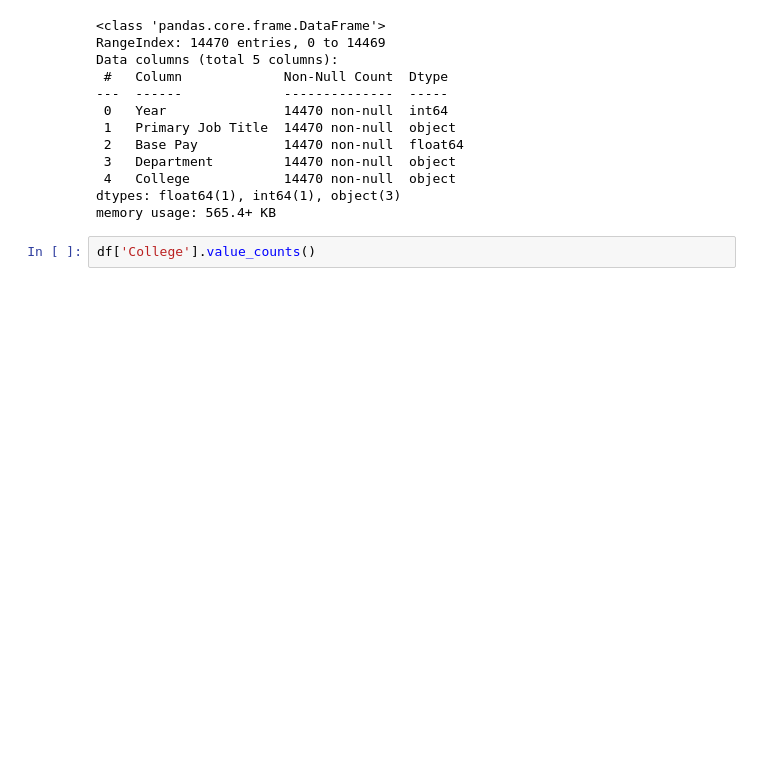
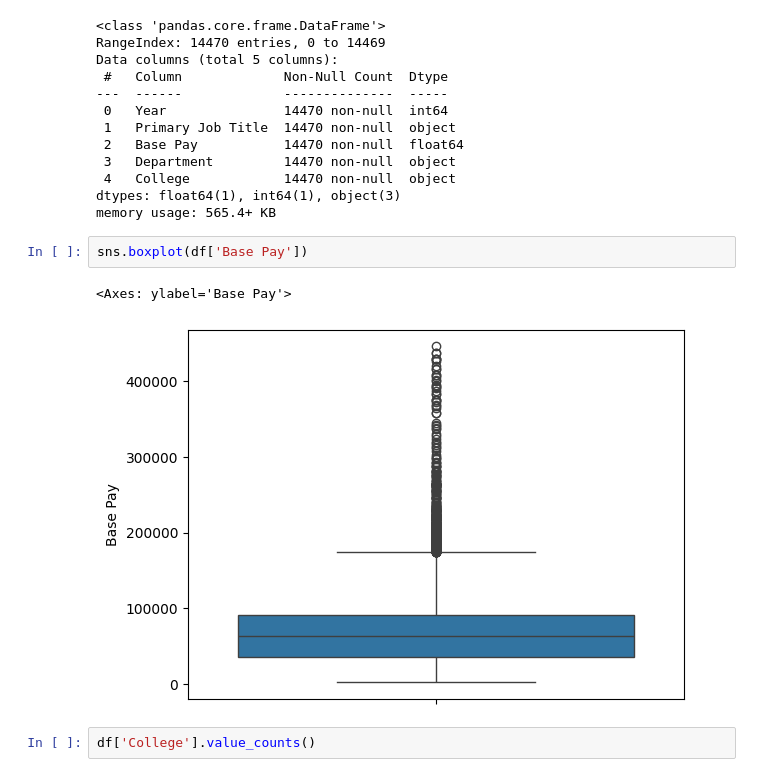
Before and after one commit to rommxl/Lab-experiments, a Jupyter notebook: ML/exp 1/exp 1.ipynb, the cells around one changed output. Saved outputs shown, nothing was run; the diff lists cells and outputs as text; blank space fills up the shorter version.

```diff
--- a/ML/exp 1/exp 1.ipynb
+++ b/ML/exp 1/exp 1.ipynb
@@ -31,6 +36,11 @@ Data columns (total 5 columns):
  4   College            14470 non-null  object
 dtypes: float64(1), int64(1), object(3)
 memory usage: 565.4+ KB
+# %%
+sns.boxplot(df['Base Pay'])
+# %% [output]
+<Axes: ylabel='Base Pay'>
+[figure, added]
 # %%
 df['College'].value_counts()
 # %% [output]
```
Also changed, not shown: parts of 6 cells of this notebook, 13 other files.
